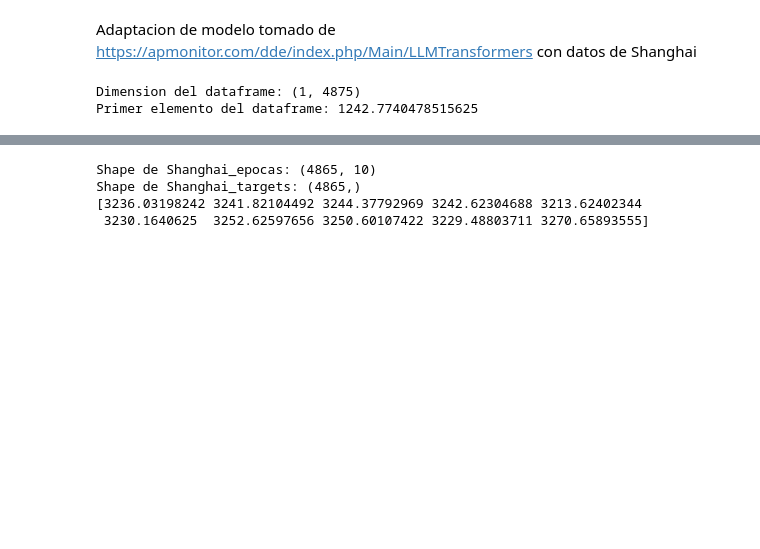
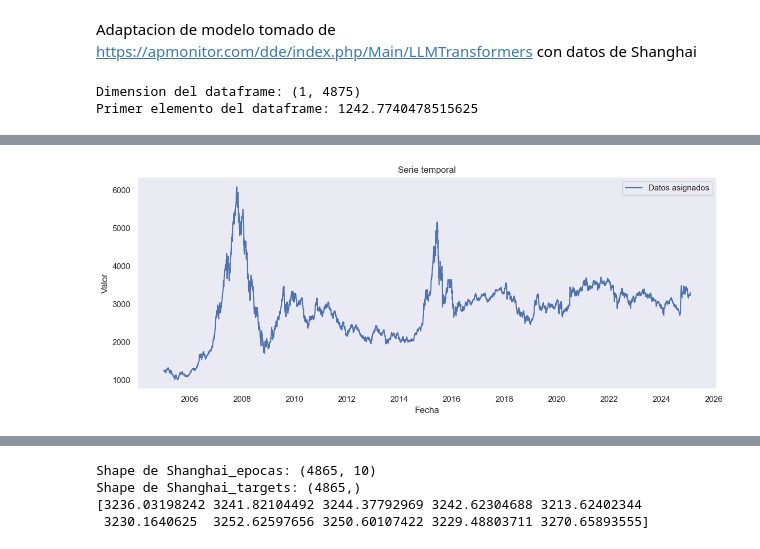
Before and after one commit to RedLakes17/SS-AntonioRojas, a Jupyter notebook: TransformerWebModel.ipynb, the cells around one changed output, grey strips where cells are left out. Cells and saved outputs as stored; diff of their text form; code cells hidden in the pictures; blank space fills up the shorter version.

```diff
--- a/TransformerWebModel.ipynb
+++ b/TransformerWebModel.ipynb
@@ -13,0 +31,20 @@ Primer elemento del dataframe: 1242.7740478515625
+# %%
+import matplotlib.dates as mdates
+
+plt.figure(figsize=(12, 5))
+plt.plot(lista_fechas, val, label='Datos asignados')
+plt.title('Serie temporal')
+plt.xlabel('Fecha')
+plt.ylabel('Valor')
+plt.legend()
+plt.grid()
+
+# --- Formato del eje X ---
+plt.gca().xaxis.set_major_locator(mdates.YearLocator(2))   # cada 2 años
+plt.gca().xaxis.set_minor_locator(mdates.YearLocator(1))   # ticks menores cada año
+plt.gca().xaxis.set_major_formatter(mdates.DateFormatter('%Y'))
+
+plt.tight_layout()
+plt.show()
+# %% [output]
+[figure, added]
```
Also changed, not shown: parts of 6 cells of this notebook, 2 other files.
